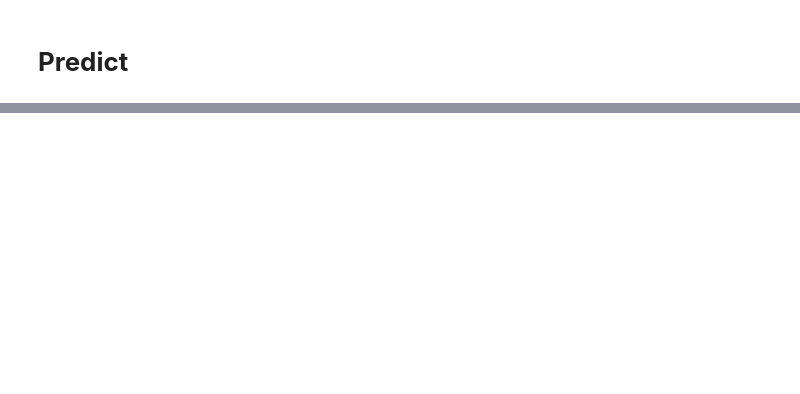
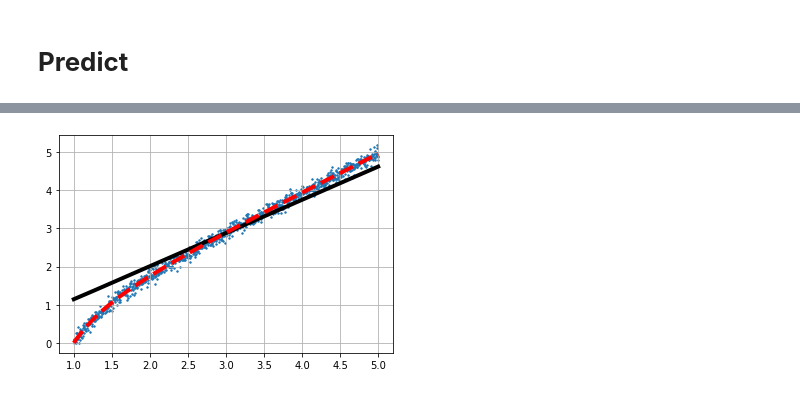
Before and after one commit to YuanQi-ME/hello-world, a Jupyter notebook: Nonlinear_curve_fitting.ipynb, the cells around one changed output, grey strips where cells are left out. Saved outputs shown, nothing was run; the diff lists cells and outputs as text; code cells hidden in the pictures; blank space fills up the shorter version.

```diff
--- a/Nonlinear_curve_fitting.ipynb
+++ b/Nonlinear_curve_fitting.ipynb
@@ -115,0 +190,10 @@ Next, we try to divide the dataset into several batches.
+# %%
+y_predict = model.predict(x_data)
+
+plt.scatter(x_data, y_data, s=2)
+plt.plot(x_data, y_predict, 'k', linewidth = 4)
+plt.plot(x_data, y_data_true, 'r--', linewidth = 4)
+plt.grid()
+plt.show()
+# %% [output]
+[figure, added]
```
Also changed, not shown: parts of 8 cells of this notebook.
